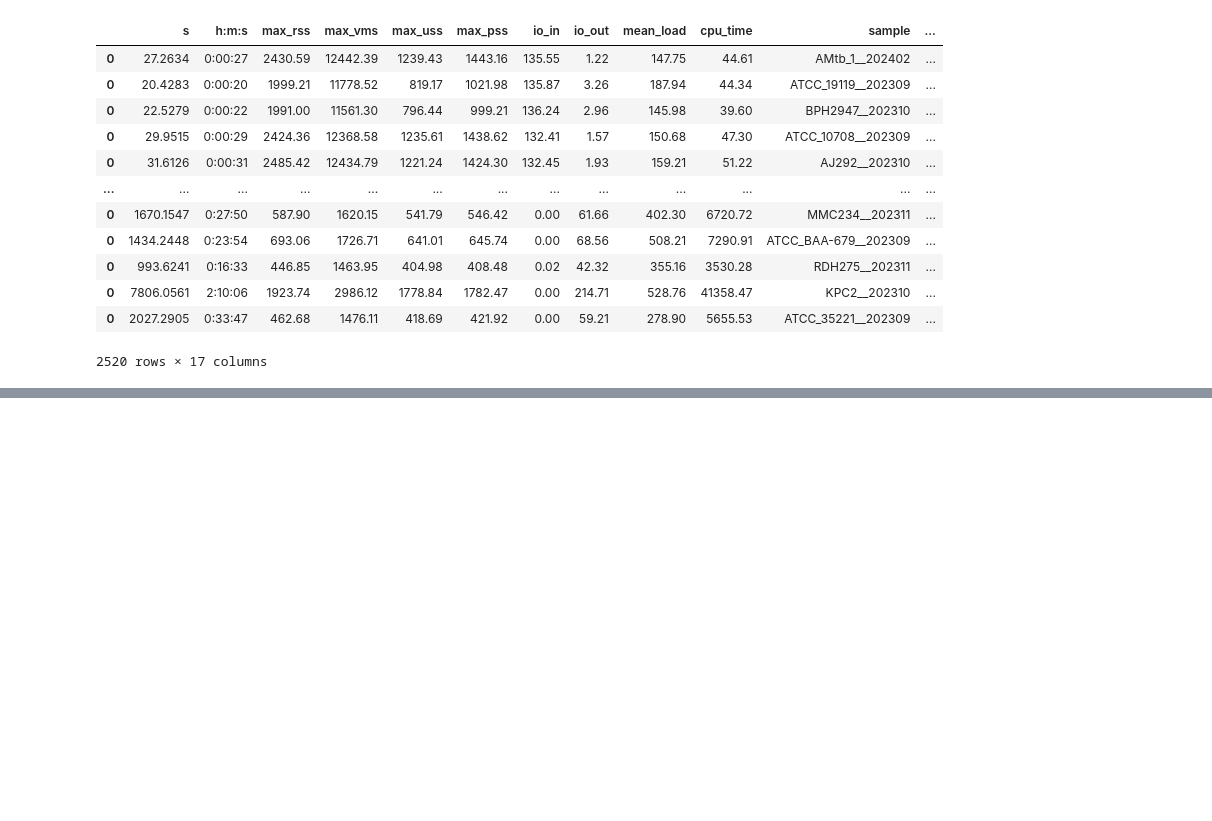
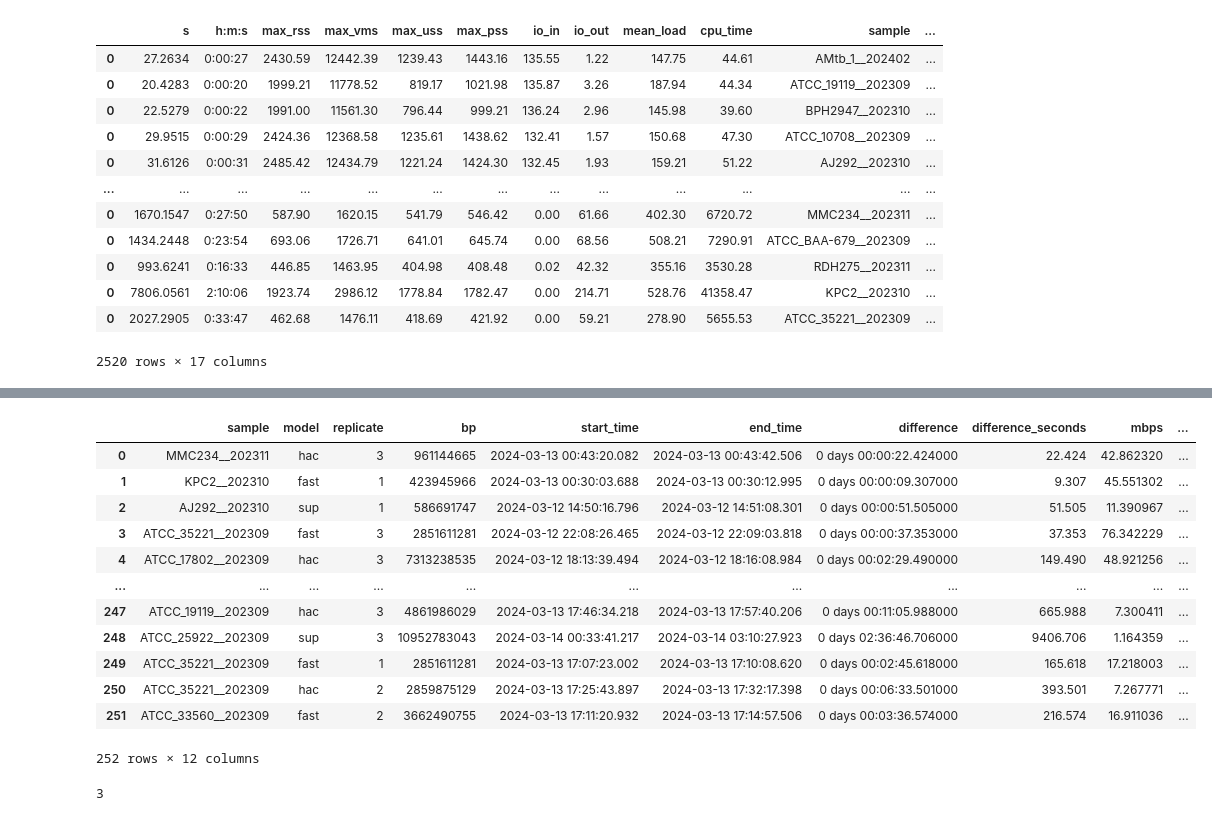
Before and after one commit to mbhall88/NanoVarBench, a Jupyter notebook: notebooks/bench.ipynb, the cells around one changed output, grey strips where cells are left out. Cells and saved outputs as stored; diff of their text form; code cells hidden in the pictures; blank space fills up the shorter version.

```diff
--- a/notebooks/bench.ipynb
+++ b/notebooks/bench.ipynb
@@ -187,0 +206,23 @@ df
+# %%
+# create a new column seconds per megabase
+gpudf["sec_per_mb"] = gpudf["difference_seconds"] / (gpudf["bp"] / 1e6)
+# %%
+gpudf
+# %% [output]
+|  | sample | model | replicate | bp | start_time | end_time | difference | difference_seconds | mbps | ... |
+| 0 | MMC234__202311 | hac | 3 | 961144665 | 2024-03-13 00:43:20.082 | 2024-03-13 00:43:42.506 | 0 days 00:00:22.424000 | 22.424 | 42.862320 | ... |
+| 1 | KPC2__202310 | fast | 1 | 423945966 | 2024-03-13 00:30:03.688 | 2024-03-13 00:30:12.995 | 0 days 00:00:09.307000 | 9.307 | 45.551302 | ... |
+| 2 | AJ292__202310 | sup | 1 | 586691747 | 2024-03-12 14:50:16.796 | 2024-03-12 14:51:08.301 | 0 days 00:00:51.505000 | 51.505 | 11.390967 | ... |
+| 3 | ATCC_35221__202309 | fast | 3 | 2851611281 | 2024-03-12 22:08:26.465 | 2024-03-12 22:09:03.818 | 0 days 00:00:37.353000 | 37.353 | 76.342229 | ... |
+| 4 | ATCC_17802__202309 | hac | 3 | 7313238535 | 2024-03-12 18:13:39.494 | 2024-03-12 18:16:08.984 | 0 days 00:02:29.490000 | 149.490 | 48.921256 | ... |
+| ... | ... | ... | ... | ... | ... | ... | ... | ... | ... | ... |
+| 247 | ATCC_19119__202309 | hac | 3 | 4861986029 | 2024-03-13 17:46:34.218 | 2024-03-13 17:57:40.206 | 0 days 00:11:05.988000 | 665.988 | 7.300411 | ... |
+| 248 | ATCC_25922__202309 | sup | 3 | 10952783043 | 2024-03-14 00:33:41.217 | 2024-03-14 03:10:27.923 | 0 days 02:36:46.706000 | 9406.706 | 1.164359 | ... |
+| 249 | ATCC_35221__202309 | fast | 1 | 2851611281 | 2024-03-13 17:07:23.002 | 2024-03-13 17:10:08.620 | 0 days 00:02:45.618000 | 165.618 | 17.218003 | ... |
+| 250 | ATCC_35221__202309 | hac | 2 | 2859875129 | 2024-03-13 17:25:43.897 | 2024-03-13 17:32:17.398 | 0 days 00:06:33.501000 | 393.501 | 7.267771 | ... |
+| 251 | ATCC_33560__202309 | fast | 2 | 3662490755 | 2024-03-13 17:11:20.932 | 2024-03-13 17:14:57.506 | 0 days 00:03:36.574000 | 216.574 | 16.911036 | ... |
+252 rows × 12 columns
+# %%
+gpudf["replicate"].max()
+# %% [output]
+3
```
Also changed, not shown: parts of 4 cells of this notebook, 2 other files.
